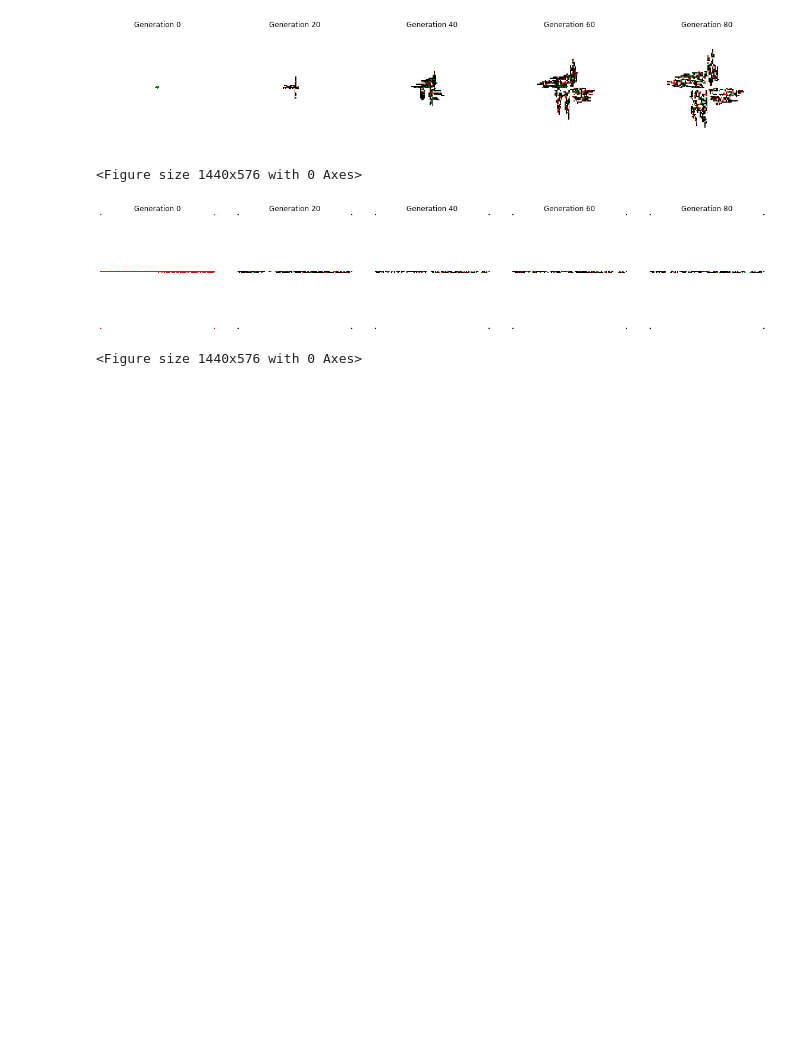
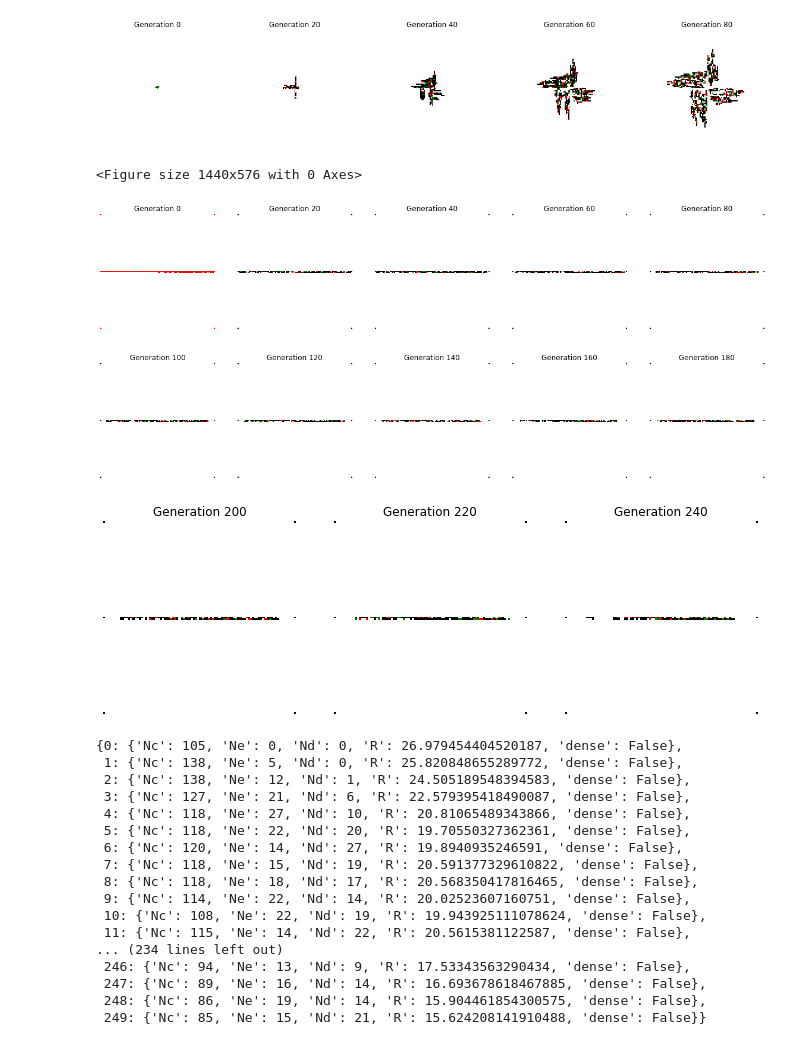
Before and after one commit to shreyaraghavendra/css_group_6, a Jupyter notebook: code/initial_cond.ipynb, the cells around one changed output. Drawn from its saved outputs; the diff is of its cells as text; code cells hidden in the pictures; blank space fills up the shorter version.

```diff
--- a/code/initial_cond.ipynb
+++ b/code/initial_cond.ipynb
@@ -5,7 +5,7 @@ from matplotlib.colors import ListedColormap
 import seaborn as sns
 import numpy as np
 # %%
-GENERATIONS = 100
+GENERATIONS = 250
 ROWS = COLS = 101
 ORIGIN = (COLS // 2, ROWS // 2)
 PHI = 1000
@@ -28,8 +35,26 @@ history = ca.plot_simulate_tumor_growth(TAU, GENERATIONS, ROWS, COLS, PHI, RHO,
 # %%
 cancer_pos1 = [(ROWS-1,COLS-1),(0,0),(0,COLS-1),(ROWS-1,0),ORIGIN[0],ORIGIN[1]]
 
-history = ca.plot_simulate_tumor_growth(TAU, GENERATIONS, ROWS, COLS, PHI, RHO, K1, K2, K3, K4, cancer_pos1, ORIGIN)
+ca.plot_simulate_tumor_growth(TAU, GENERATIONS, ROWS, COLS, PHI, RHO, K1, K2, K3, K4, cancer_pos1, ORIGIN)
 # %% [output]
-[figure, old version]
+[figure, new version]
+[figure, added]
+[figure, added]
-<Figure size 1440x576 with 0 Axes>
+{0: {'Nc': 105, 'Ne': 0, 'Nd': 0, 'R': 26.979454404520187, 'dense': False},
+ 1: {'Nc': 138, 'Ne': 5, 'Nd': 0, 'R': 25.820848655289772, 'dense': False},
+ 2: {'Nc': 138, 'Ne': 12, 'Nd': 1, 'R': 24.505189548394583, 'dense': False},
+ 3: {'Nc': 127, 'Ne': 21, 'Nd': 6, 'R': 22.579395418490087, 'dense': False},
+ 4: {'Nc': 118, 'Ne': 27, 'Nd': 10, 'R': 20.81065489343866, 'dense': False},
+ 5: {'Nc': 118, 'Ne': 22, 'Nd': 20, 'R': 19.70550327362361, 'dense': False},
+ 6: {'Nc': 120, 'Ne': 14, 'Nd': 27, 'R': 19.8940935246591, 'dense': False},
+ 7: {'Nc': 118, 'Ne': 15, 'Nd': 19, 'R': 20.591377329610822, 'dense': False},
+ 8: {'Nc': 118, 'Ne': 18, 'Nd': 17, 'R': 20.568350417816465, 'dense': False},
+ 9: {'Nc': 114, 'Ne': 22, 'Nd': 14, 'R': 20.02523607160751, 'dense': False},
+ 10: {'Nc': 108, 'Ne': 22, 'Nd': 19, 'R': 19.943925111078624, 'dense': False},
+ 11: {'Nc': 115, 'Ne': 14, 'Nd': 22, 'R': 20.5615381122587, 'dense': False},
+... (234 lines left out)
+ 246: {'Nc': 94, 'Ne': 13, 'Nd': 9, 'R': 17.53343563290434, 'dense': False},
+ 247: {'Nc': 89, 'Ne': 16, 'Nd': 14, 'R': 16.693678618467885, 'dense': False},
+ 248: {'Nc': 86, 'Ne': 19, 'Nd': 14, 'R': 15.904461854300575, 'dense': False},
+ 249: {'Nc': 85, 'Ne': 15, 'Nd': 21, 'R': 15.624208141910488, 'dense': False}}
 # %%
```
Also changed, not shown: parts of 8 cells of this notebook, 1 other file.
